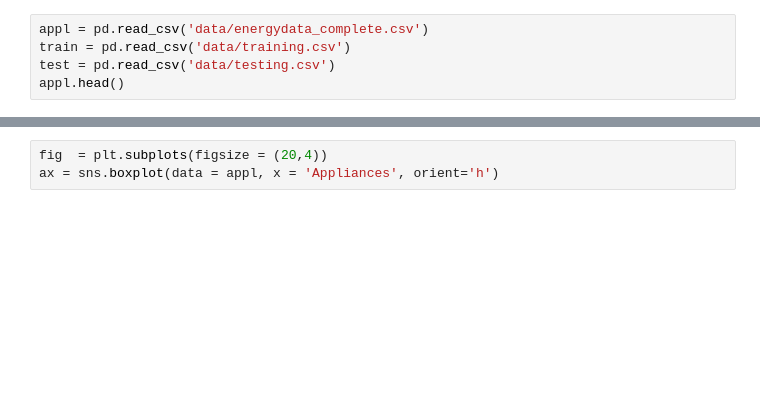
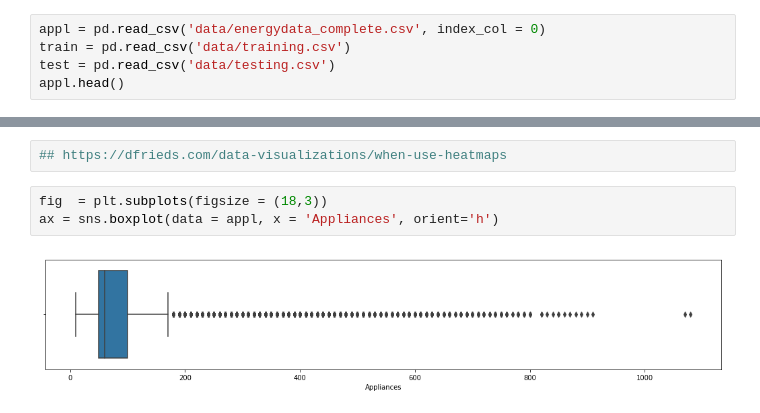
Before and after one commit to Phllips/Portfolio, a Jupyter notebook: Untitled.ipynb, the cells around one changed output, grey strips where cells are left out. Cells and saved outputs as stored; diff of their text form; blank space fills up the shorter version.

```diff
--- a/Untitled.ipynb
+++ b/Untitled.ipynb
@@ -14,7 +15,7 @@ from sklearn.linear_model import LogisticRegression
 from sklearn.metrics import confusion_matrix, accuracy_score
 from sklearn.feature_selection import RFE
 # %%
-appl = pd.read_csv('data/energydata_complete.csv')
+appl = pd.read_csv('data/energydata_complete.csv', index_col = 0)
 train = pd.read_csv('data/training.csv')
 test = pd.read_csv('data/testing.csv')
 appl.head()
@@ -23,3 +35,7 @@ hist = appl.hist(column = 'Appliances', bins=50,figsize=(15,5))
+# %%
+## https://dfrieds.com/data-visualizations/when-use-heatmaps
 # %%
-fig  = plt.subplots(figsize = (20,4))
+fig  = plt.subplots(figsize = (18,3))
 ax = sns.boxplot(data = appl, x = 'Appliances', orient='h')
+# %% [output]
+[figure, added]
```
Also changed, not shown: parts of 7 cells of this notebook.
